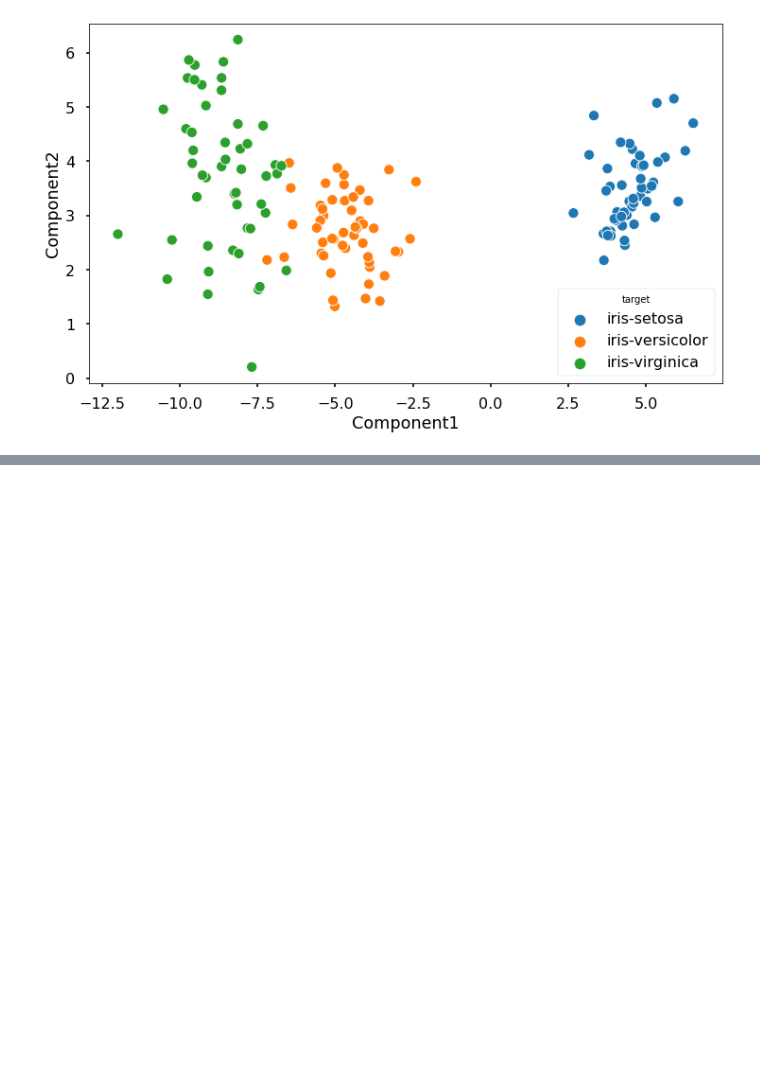
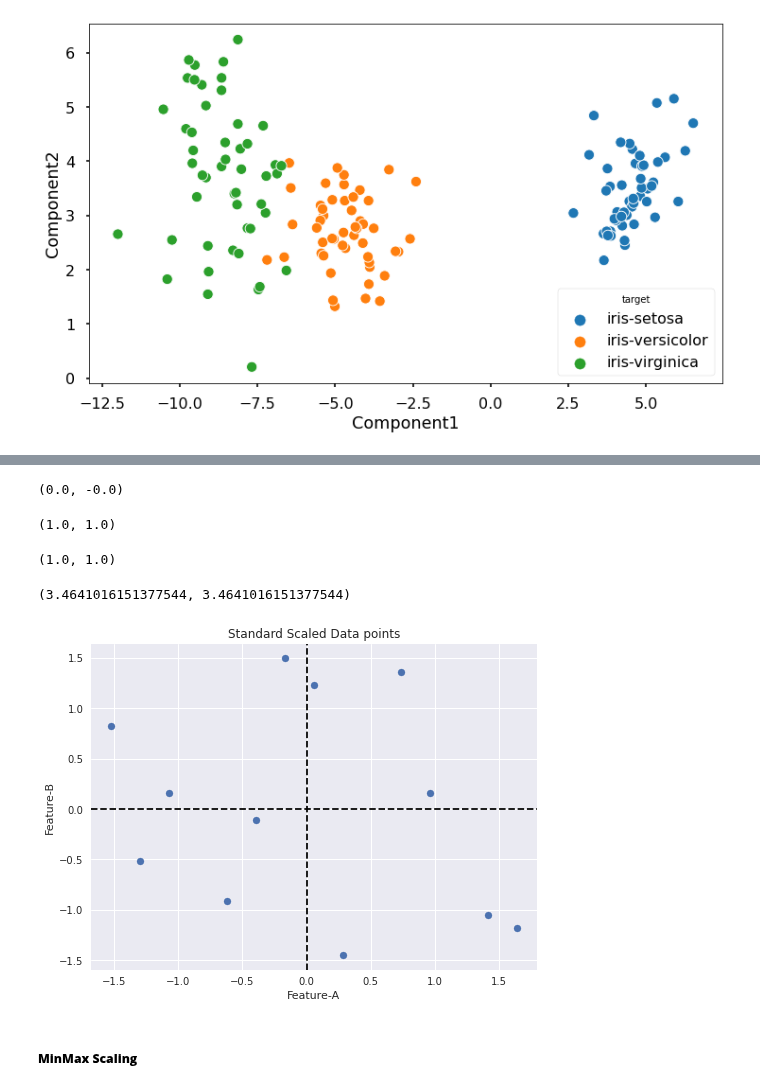
Before and after one commit to raj-shr-git/AAIC_Practice, a Jupyter notebook: MODULES/Module_2/Module_2_Dimensionality_Reduction/M2_PCA.ipynb, the cells around one changed output, grey strips where cells are left out. Drawn from its saved outputs; the diff is of its cells as text; code cells hidden in the pictures; blank space fills up the shorter version.

```diff
--- a/MODULES/Module_2/Module_2_Dimensionality_Reduction/M2_PCA.ipynb
+++ b/MODULES/Module_2/Module_2_Dimensionality_Reduction/M2_PCA.ipynb
@@ -696,0 +768,9 @@ lda.classes_, lda.coef_, lda.covariance_,lda.explained_variance_ratio_,lda.means
+# %%
+## Preparaing a toy dataset
+A = [100,120,90,140,80,70,75,110,105,125,95,135]
+B = [50,49,32,30,40,45,35,28,48,40,38,31]
+
+df = pd.DataFrame(A)
+df = pd.concat([df,pd.DataFrame(B)],axis=1)
+df.columns = ['A','B']
+df
@@ -696,0 +791,8 @@ lda.classes_, lda.coef_, lda.covariance_,lda.explained_variance_ratio_,lda.means
+# %%
+from sklearn.preprocessing import StandardScaler, MinMaxScaler, Normalizer
+
+# Instantiating the scalers and normalizers
+ss = StandardScaler()
+mms = MinMaxScaler()
+nrm_l2 = Normalizer(norm='l2')
+nrm_l1 = Normalizer(norm='l1')
@@ -696,0 +801,5 @@ lda.classes_, lda.coef_, lda.covariance_,lda.explained_variance_ratio_,lda.means
+# %%
+# Standard Scaling the features
+df_ss = pd.DataFrame(ss.fit_transform(df))
+df_ss.columns = df.columns
+df_ss
@@ -696,0 +820,33 @@ lda.classes_, lda.coef_, lda.covariance_,lda.explained_variance_ratio_,lda.means
+# %%
+# Mean of Standard Scaled data
+np.round(df_ss['A'].mean(),3), np.round(df_ss['B'].mean(),3)
+# %% [output]
+(0.0, -0.0)
+# %%
+# Variance of Standard Scaled data
+df_ss['A'].var(ddof=0), np.round(df_ss['B'].var(ddof=0),3)
+# %% [output]
+(1.0, 1.0)
+# %%
+# Stddev of Standard Scaled data
+df_ss['A'].std(ddof=0), np.round(df_ss['B'].std(ddof=0),3)
+# %% [output]
+(1.0, 1.0)
+# %%
+# Magnitude of Features
+np.linalg.norm(df_ss['A'],axis=0),np.linalg.norm(df_ss['B'],axis=0)
+# %% [output]
+(3.4641016151377544, 3.4641016151377544)
+# %%
+with plt.style.context('seaborn'):
+    plt.figure(figsize=(8,6))
+    plt.axhline(y=0,color='k',linestyle='--')
+    plt.axvline(x=0,color='k',linestyle='--')
+    plt.scatter(df_ss['A'],df_ss['B'])
+    plt.xlabel("Feature-A")
+    plt.ylabel("Feature-B")
+    plt.title("Standard Scaled Data points")
+# %% [output]
+[figure, added]
+# %% [markdown]
+##### **MinMax Scaling**
```
Also changed, not shown: parts of 88 cells of this notebook, 4 other files.
